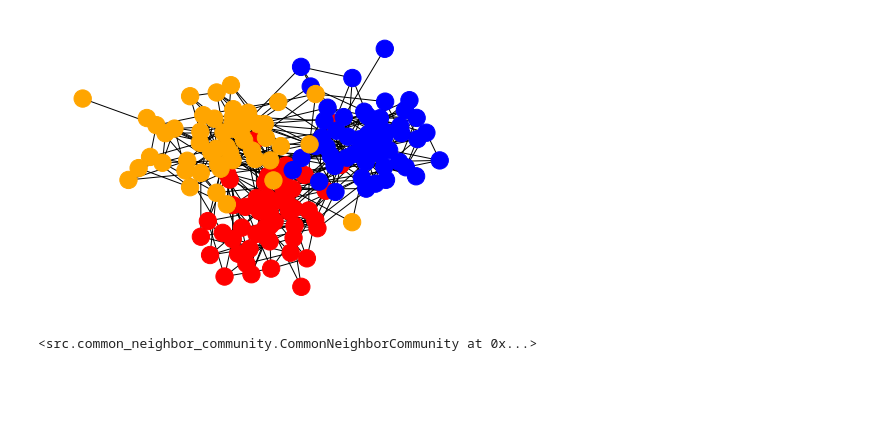
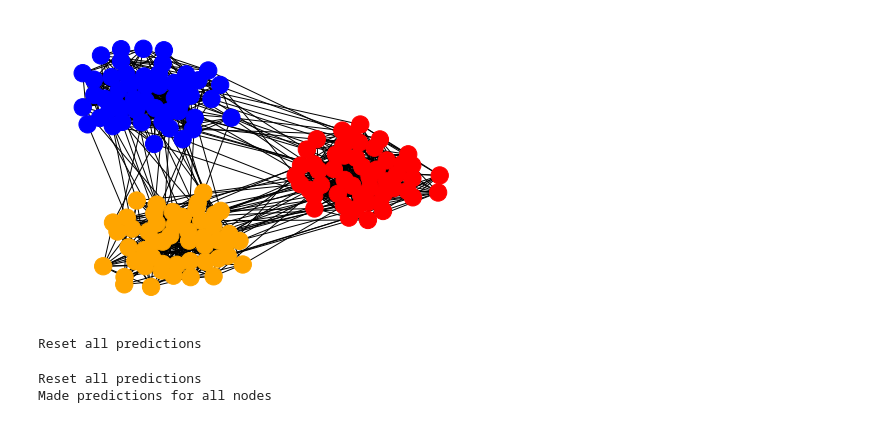
Before and after one commit to hblyx/DSC180_P1_Tom, a Jupyter notebook: weighted_test.ipynb, the cells around one changed output. Saved outputs shown, nothing was run; the diff lists cells and outputs as text; code cells hidden in the pictures; blank space fills up the shorter version.

```diff
--- a/weighted_test.ipynb
+++ b/weighted_test.ipynb
@@ -10,15 +12,20 @@ r_seed = 123
 # %%
 RG = rg.RandomCommunitiesGraph()
 G, actual_com = RG.generate_random_com_graph(N=150,
-                                              n_groups=3,
-                                              p_in_group=0.1,
-                                              p_out_group=0.01,
-                                              seed=r_seed)
+                                            n_groups=3,
+                                            p_in_group=0.3,
+                                            p_out_group=0.01,
+                                            seed=r_seed)
 
 RG.draw(seed=r_seed)
 # %% [output]
-[figure, old version]
+[figure, new version]
 # %%
-cnc.CommonNeighborCommunity(G, 0.5, actual_com, weighted=True)
+CNC = cnc.CommonNeighborCommunity(G, actual_com)
 # %% [output]
-<src.common_neighbor_community.CommonNeighborCommunity at 0x...>
+Reset all predictions
+# %%
+CNC.findAllCommunities(thres=0.1, weighted=True)
+# %% [output]
+Reset all predictions
+Made predictions for all nodes
```
Also changed, not shown: parts of 5 cells of this notebook, 1 other file.
